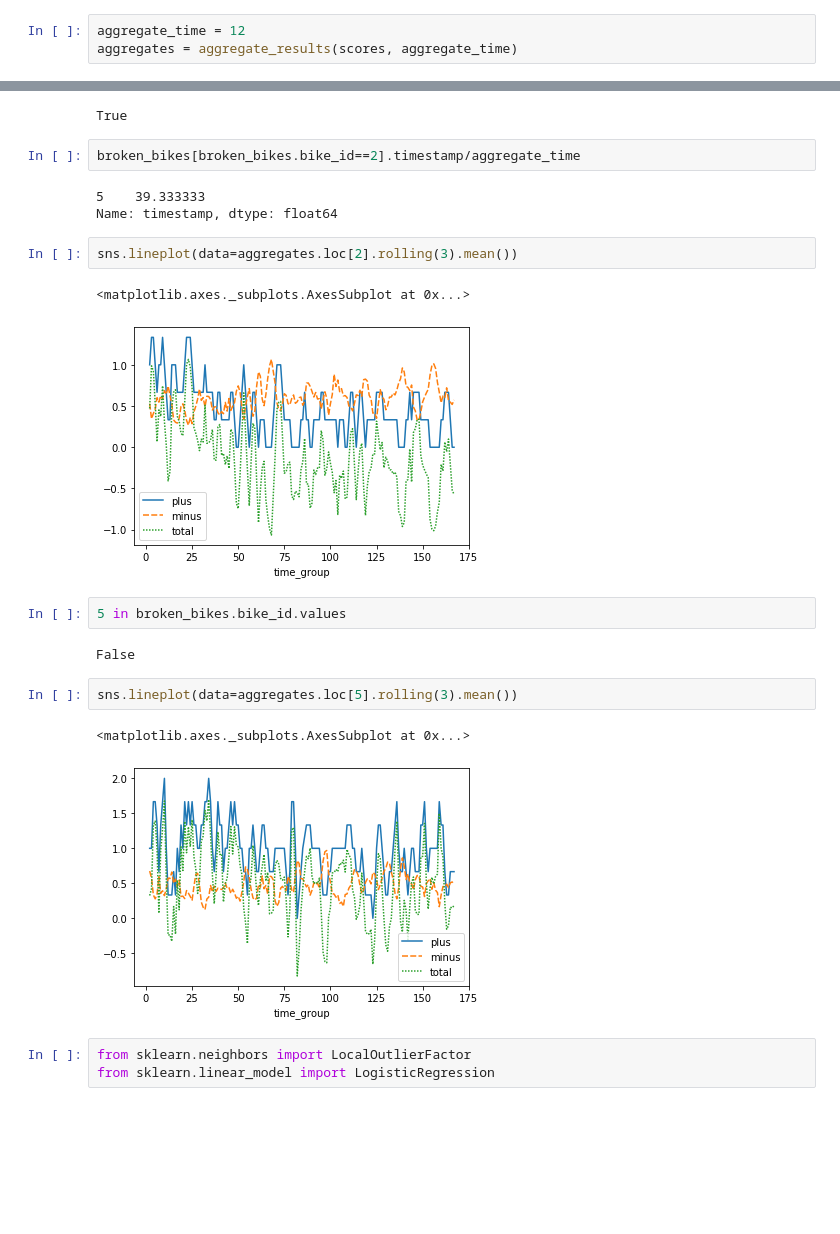
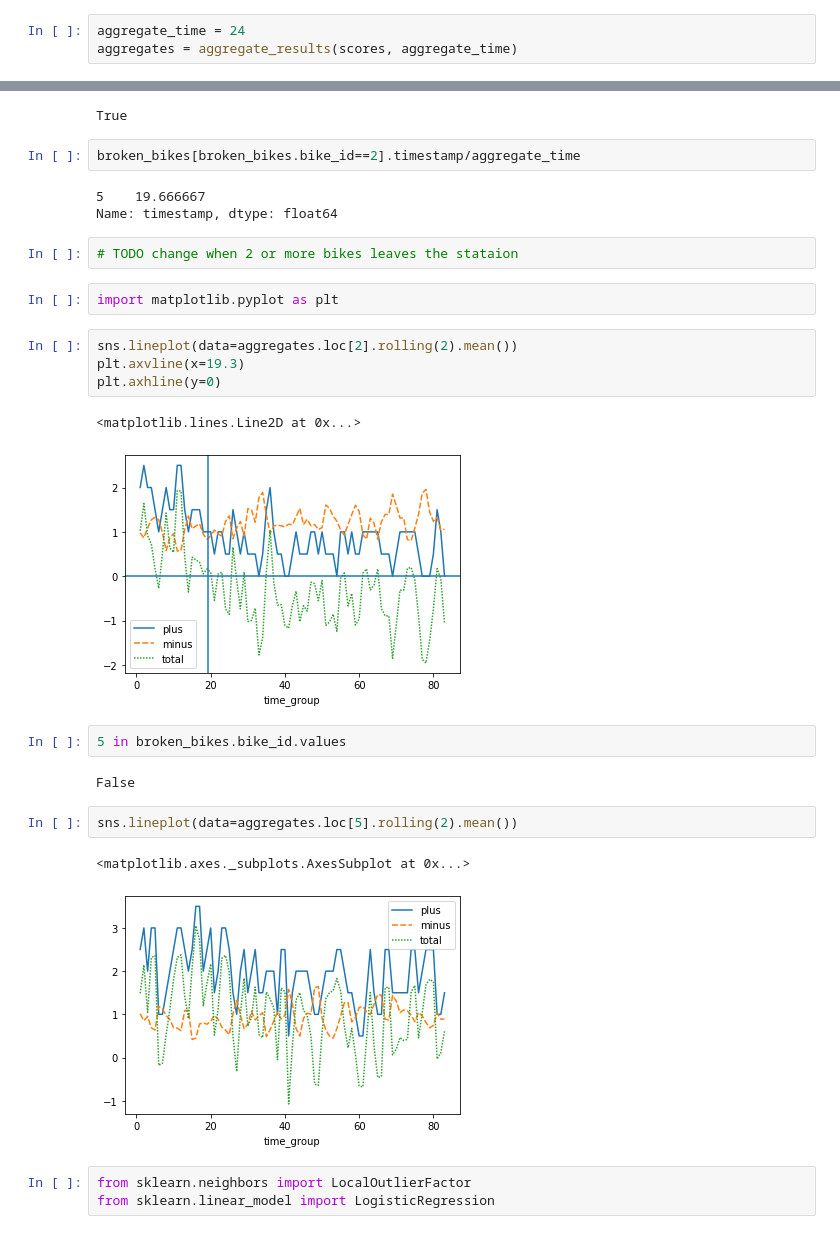
Before and after one commit to WojtekHe/bikes_simulation, a Jupyter notebook: simulation_inferring.ipynb, the cells around one changed output, grey strips where cells are left out. Saved outputs shown, nothing was run; the diff lists cells and outputs as text; blank space fills up the shorter version.

```diff
--- a/simulation_inferring.ipynb
+++ b/simulation_inferring.ipynb
@@ -46,7 +30,7 @@ def aggregate_results(df: pd.DataFrame, aggregate_hours: int) -> pd.DataFrame:
 # %%
 import seaborn as sns
 # %%
-aggregate_time = 12
+aggregate_time = 24
 aggregates = aggregate_results(scores, aggregate_time)
 # %%
 2 in broken_bikes.bike_id.values
@@ -55,22 +39,28 @@ True
 # %%
 broken_bikes[broken_bikes.bike_id==2].timestamp/aggregate_time
 # %% [output]
-5    39.333333
+5    19.666667
 Name: timestamp, dtype: float64
+# %%
+# TODO change when 2 or more bikes leaves the stataion
+# %%
+import matplotlib.pyplot as plt
 # %%
-sns.lineplot(data=aggregates.loc[2].rolling(3).mean())
+sns.lineplot(data=aggregates.loc[2].rolling(2).mean())
+plt.axvline(x=19.3)
+plt.axhline(y=0)
 # %% [output]
-<matplotlib.axes._subplots.AxesSubplot at 0x...>
+<matplotlib.lines.Line2D at 0x...>
-[figure, old version]
+[figure, new version]
 # %%
 5 in broken_bikes.bike_id.values
 # %% [output]
 False
 # %%
-sns.lineplot(data=aggregates.loc[5].rolling(3).mean())
+sns.lineplot(data=aggregates.loc[5].rolling(2).mean())
 # %% [output]
 <matplotlib.axes._subplots.AxesSubplot at 0x...>
-[figure, old version]
+[figure, new version]
 # %%
 from sklearn.neighbors import LocalOutlierFactor
 from sklearn.linear_model import LogisticRegression
```
Also changed, not shown: parts of 9 cells of this notebook.
